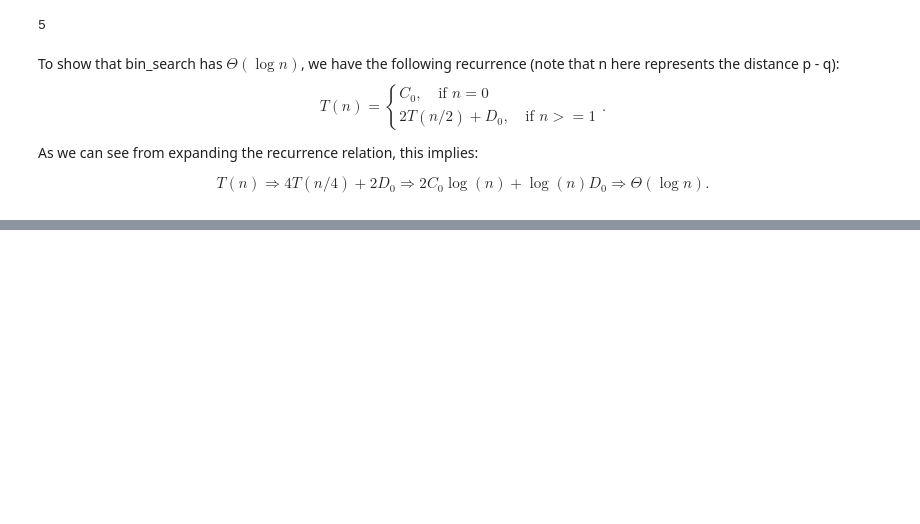
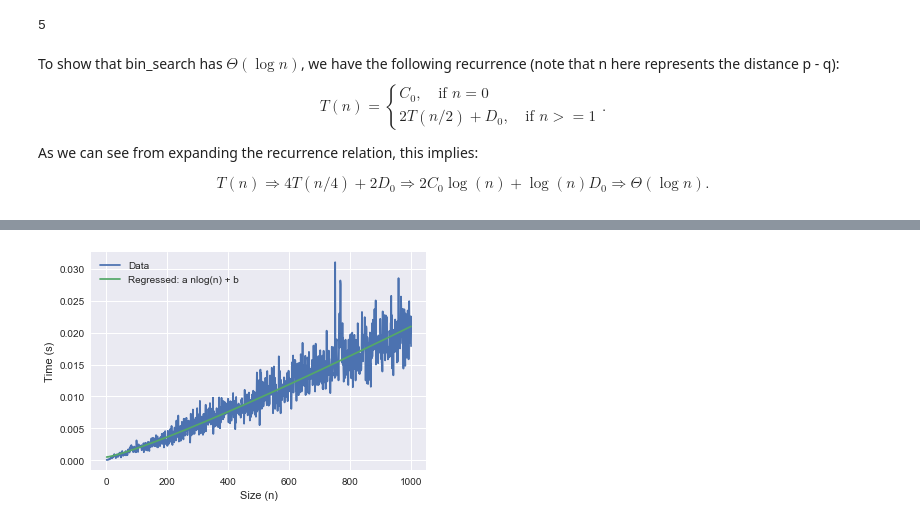
Before and after one commit to EverettSussman/Python, a Jupyter notebook: Jupyter_Notebooks/algorithms/Chapter 2/Chapter 2.ipynb, the cells around one changed output, grey strips where cells are left out. Saved outputs shown, nothing was run; the diff lists cells and outputs as text; code cells hidden in the pictures; blank space fills up the shorter version.

```diff
--- a/Jupyter_Notebooks/algorithms/Chapter 2/Chapter 2.ipynb
+++ b/Jupyter_Notebooks/algorithms/Chapter 2/Chapter 2.ipynb
@@ -465,0 +629,36 @@ bin_ins_sort([1,3,2])
+# %%
+# Time implementation
+
+# Number of data points
+rep = 1000
+
+# Create list of array sizes
+sizes = []
+for i in range(0, rep):
+    sizes.append(1 + i)
+
+# Create array of times
+add_to_times = []
+
+for i in tqdm.trange(rep):
+    avg_times = []
+    for j in range(0, 10):
+        l = np.random.randint(sizes[i], size = sizes[i])
+        v = np.random.randint(2*sizes[i])
+        start = time.clock()
+        add_to(l, v)
+        avg_times.append(time.clock()-start)
+    add_to_times.append(np.mean(avg_times))
+# %%
+plt.plot(sizes, add_to_times, label="Data")
+
+a, b = np.polyfit(np.log(sizes)*sizes, add_to_times, 1)
+plt.plot(sizes, map(lambda x: a*np.log(x)*x + b, sizes), label="Regressed: a nlog(n) + b".format(a, b))
+plt.xlabel("Size (n)")
+plt.ylabel("Time (s)")
+plt.legend()
+plt.show()
+
+# As we can see visually from the below plot, this algorithm seems to behave with worst case complexity n log(n)
+# %% [output]
+[figure, added]
```
Also changed, not shown: parts of 32 cells of this notebook, 7 other files.
